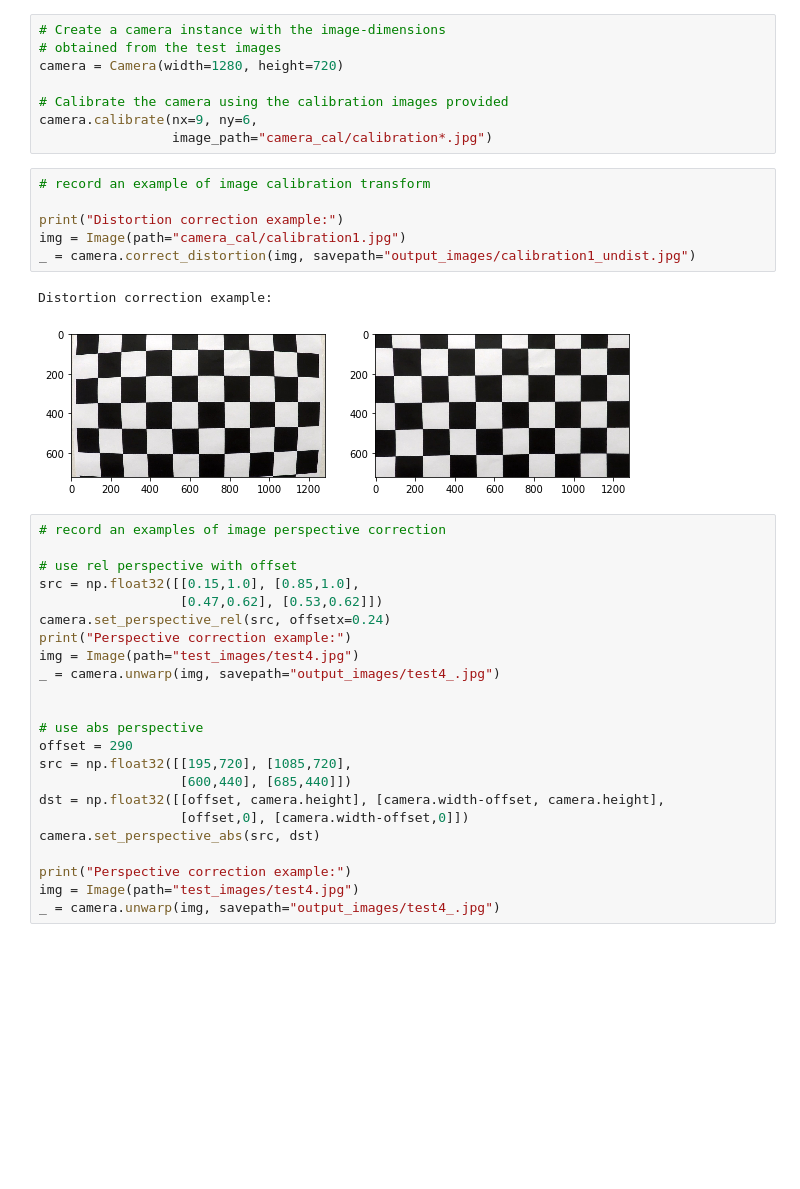
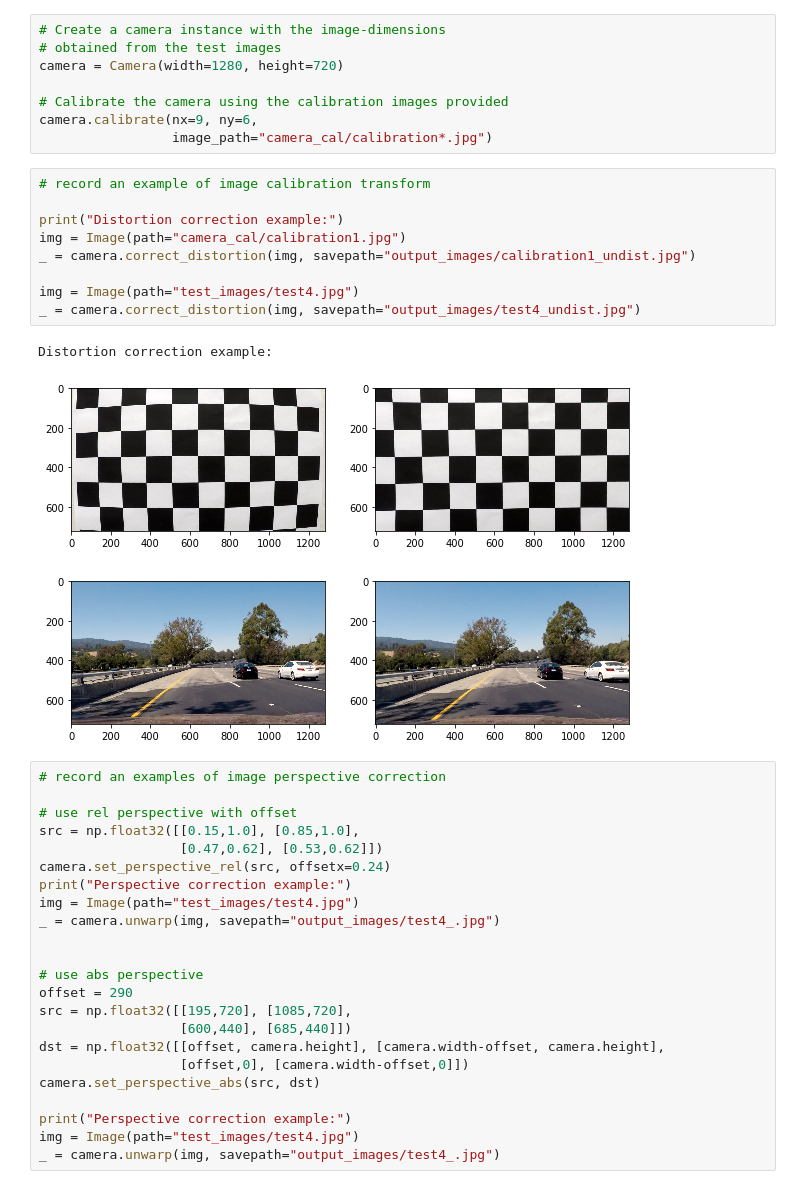
Before and after one commit to barney-s/CarND-Advanced-Lane-Lines, a Jupyter notebook: Advanced_Lane_Lines.ipynb, the cells around one changed output. Drawn from its saved outputs; the diff is of its cells as text; blank space fills up the shorter version.

```diff
--- a/Advanced_Lane_Lines.ipynb
+++ b/Advanced_Lane_Lines.ipynb
@@ -297,12 +578,16 @@ camera.calibrate(nx=9, ny=6,
 # %%
 # record an example of image calibration transform
 
 print("Distortion correction example:")
 img = Image(path="camera_cal/calibration1.jpg")
 _ = camera.correct_distortion(img, savepath="output_images/calibration1_undist.jpg")
+
+img = Image(path="test_images/test4.jpg")
+_ = camera.correct_distortion(img, savepath="output_images/test4_undist.jpg")
 # %% [output]
 Distortion correction example:
 [figure]
+[figure, added]
 # %%
 # record an examples of image perspective correction
 
```
Also changed, not shown: parts of 3 cells of this notebook, 14 other files.
